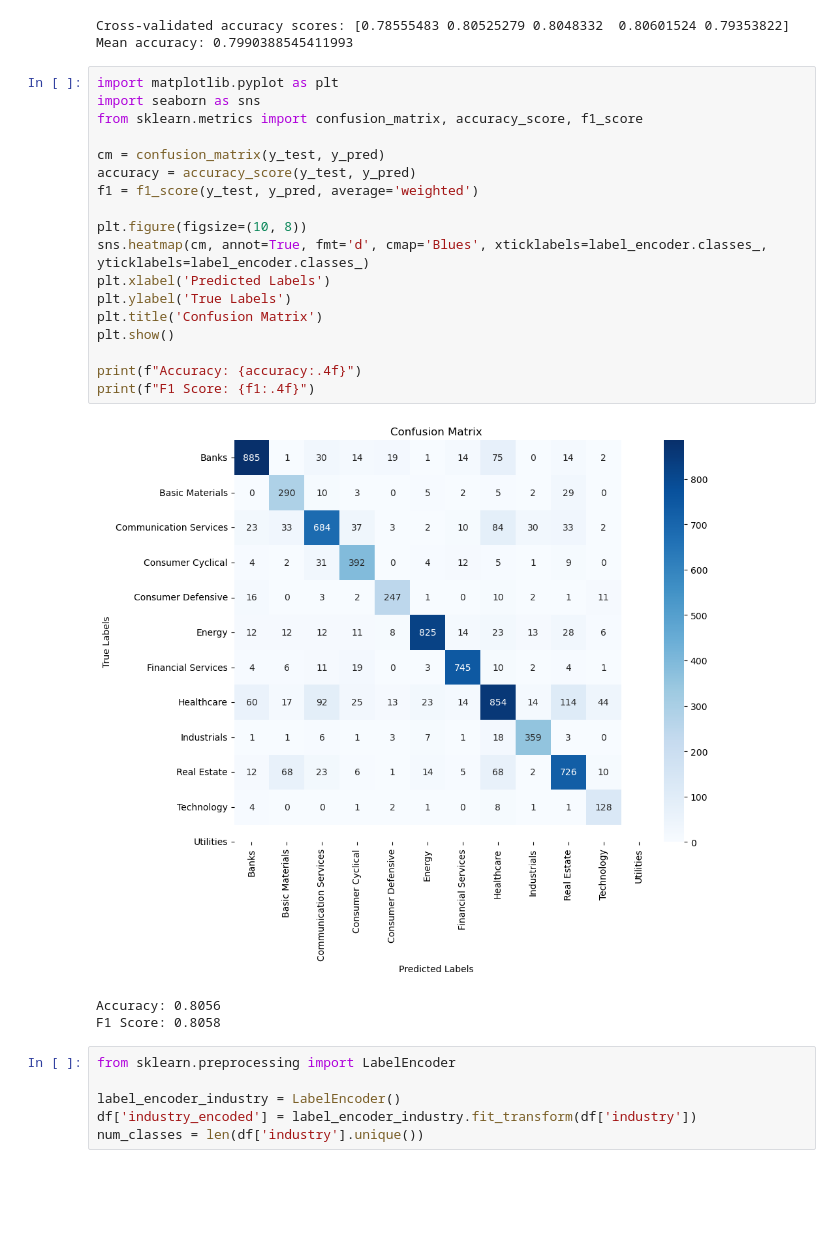
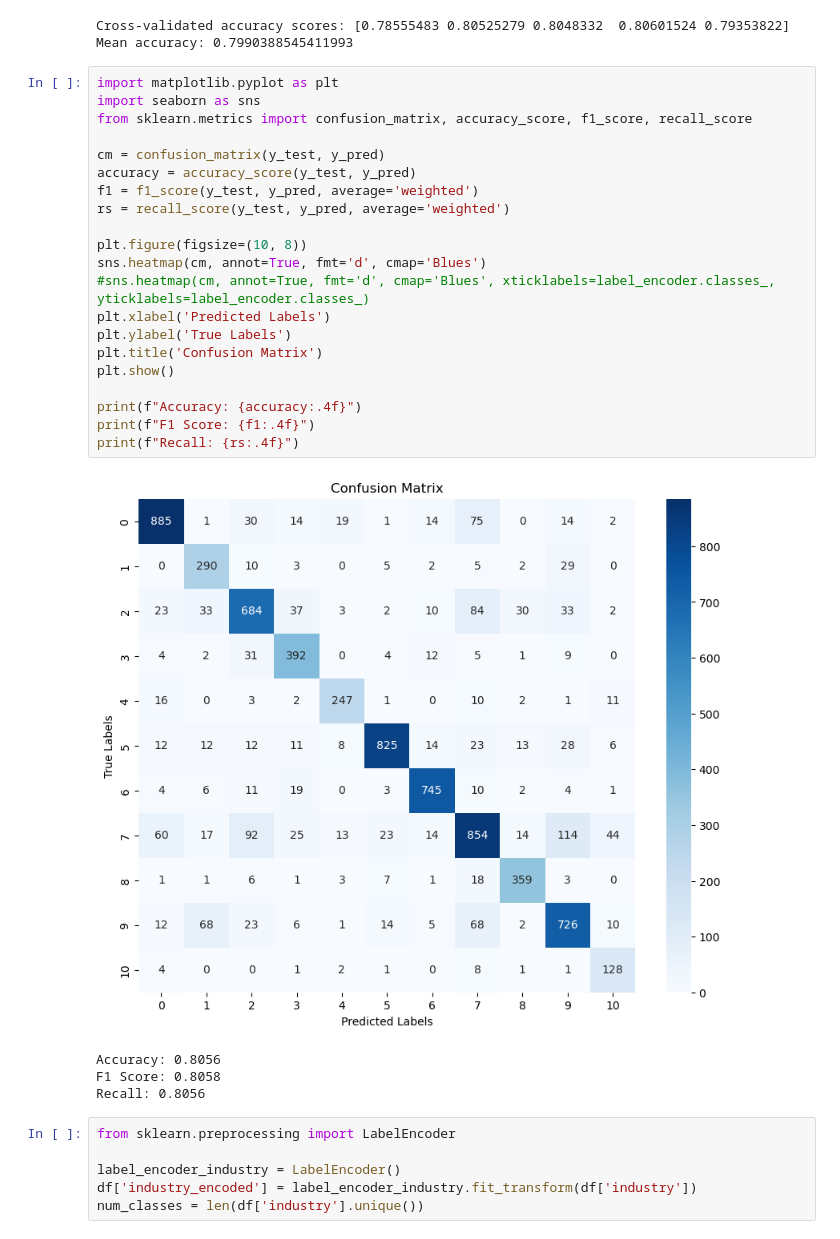
Before and after one commit to SiwooBae/CS4262Group7, a Jupyter notebook: embeddings_GDA.ipynb, the cells around one changed output. Drawn from its saved outputs; the diff is of its cells as text; blank space fills up the shorter version.

Commit message:
Changed the format of printing out the report

```diff
--- a/embeddings_GDA.ipynb
+++ b/embeddings_GDA.ipynb
@@ -144,25 +148,29 @@ Mean accuracy: 0.7990388545411993
 # %%
 import matplotlib.pyplot as plt
 import seaborn as sns
-from sklearn.metrics import confusion_matrix, accuracy_score, f1_score
+from sklearn.metrics import confusion_matrix, accuracy_score, f1_score, recall_score
 
 cm = confusion_matrix(y_test, y_pred)
 accuracy = accuracy_score(y_test, y_pred)
 f1 = f1_score(y_test, y_pred, average='weighted')
+rs = recall_score(y_test, y_pred, average='weighted')
 
 plt.figure(figsize=(10, 8))
-sns.heatmap(cm, annot=True, fmt='d', cmap='Blues', xticklabels=label_encoder.classes_, yticklabels=label_encoder.classes_)
+sns.heatmap(cm, annot=True, fmt='d', cmap='Blues')
+#sns.heatmap(cm, annot=True, fmt='d', cmap='Blues', xticklabels=label_encoder.classes_, yticklabels=label_encoder.classes_)
 plt.xlabel('Predicted Labels')
 plt.ylabel('True Labels')
 plt.title('Confusion Matrix')
 plt.show()
 
 print(f"Accuracy: {accuracy:.4f}")
 print(f"F1 Score: {f1:.4f}")
+print(f"Recall: {rs:.4f}")
 # %% [output]
-[figure, old version]
+[figure, new version]
 Accuracy: 0.8056
 F1 Score: 0.8058
+Recall: 0.8056
 # %%
 from sklearn.preprocessing import LabelEncoder
 
```
Also changed, not shown: parts of 2 cells of this notebook.
